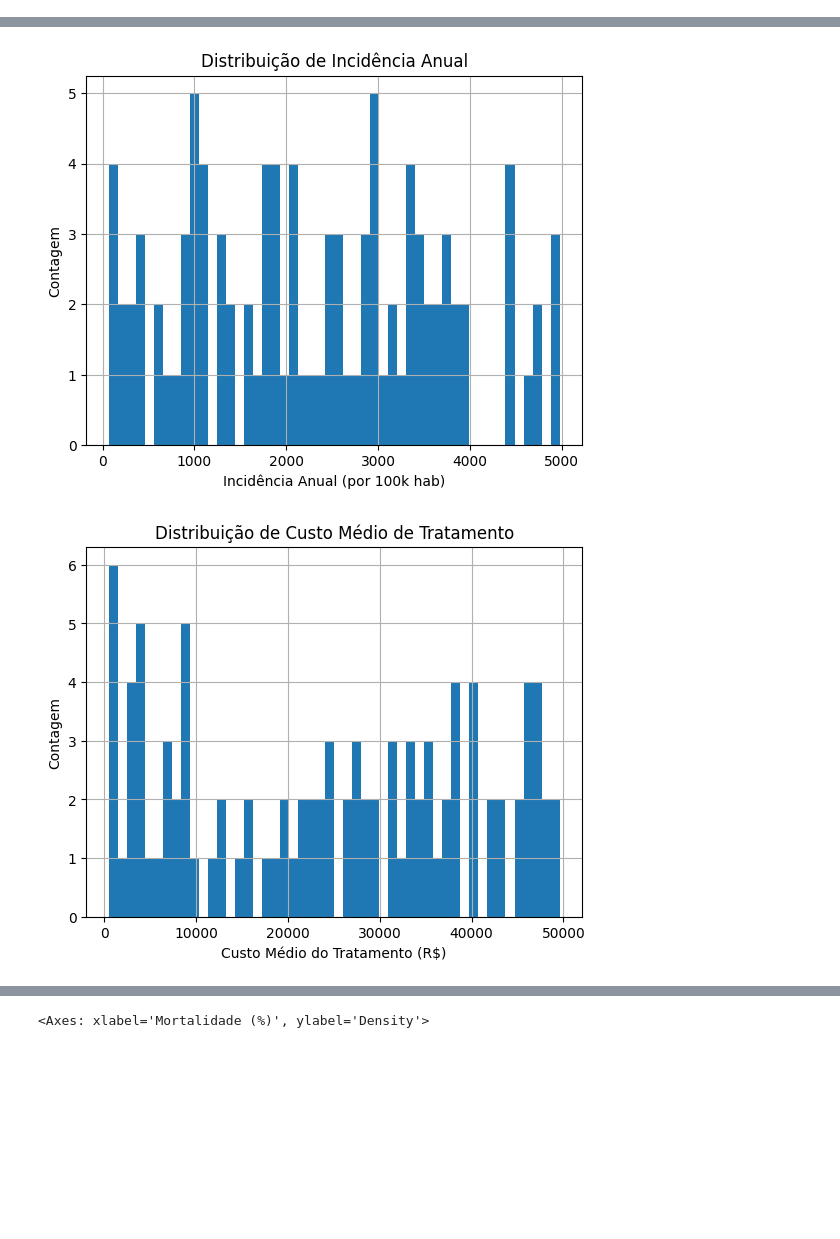
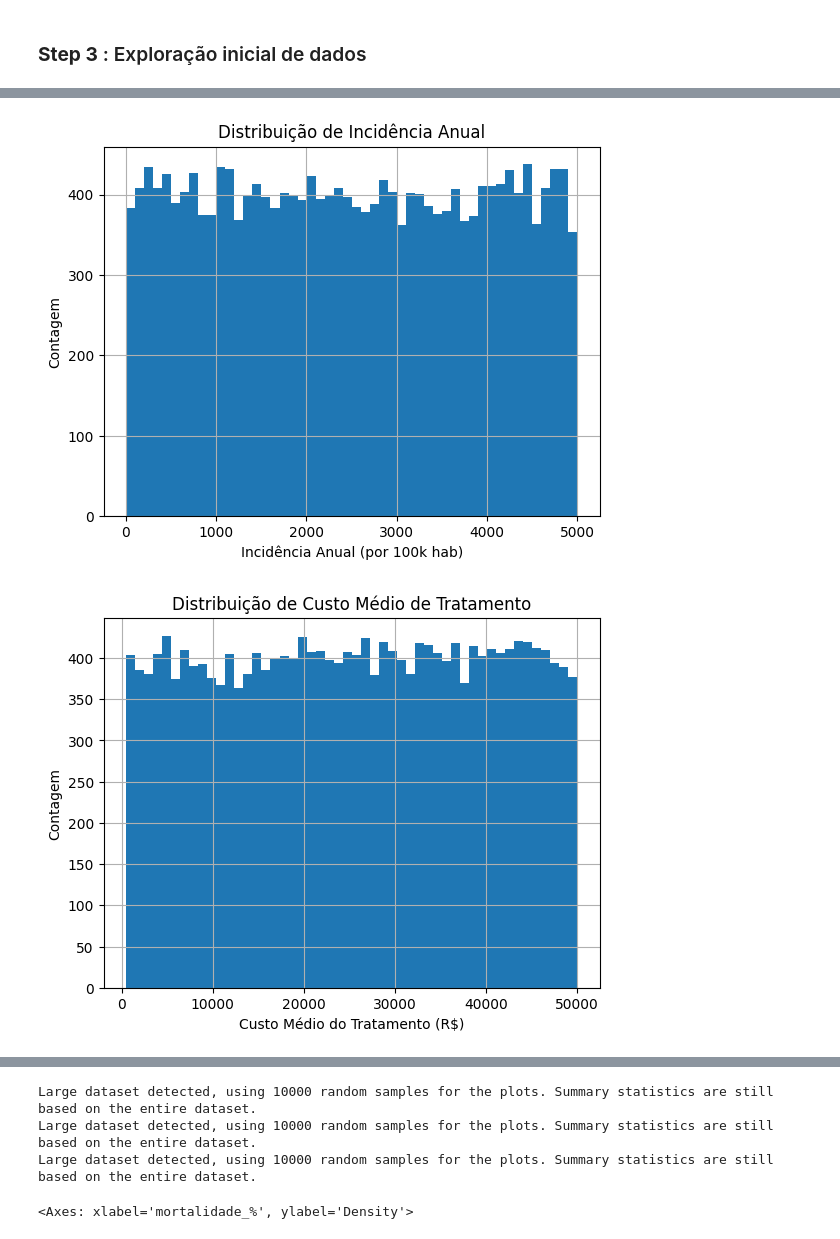
Before and after one commit to Jonathan-Stefan/Projeto_C318_Analise_de_Dados, a Jupyter notebook: app.ipynb, the cells around one changed output, grey strips where cells are left out. Drawn from its saved outputs; the diff is of its cells as text; code cells hidden in the pictures; blank space fills up the shorter version.

```diff
--- a/app.ipynb
+++ b/app.ipynb
@@ -1,21 +69,8 @@
+# %% [markdown]
+### **Step 3** : Exploração inicial de dados
 # %%
-# Importando bibliotecas necessárias
-import pandas as pd
-import matplotlib.pyplot as plt
-import seaborn as sns
-import klib
-
-# Carregando o CSV
-df = pd.read_csv('large_doencas_brasil.csv')
-
-# Verificando as informações gerais do dataframe
-df.info()
-
-# Estatísticas descritivas do dataframe
-df_describe = df.describe()
-
 # Verificando a variável categórica - por exemplo, Região ou Tipo de Doença
-categorical_column = 'Região mais Afetada'  # Ajustar o nome da coluna conforme o CSV
+categorical_column = 'regiao_mais_afetada'  # Ajustar o nome da coluna conforme o CSV
 grupos = df[categorical_column].value_counts()
 print(grupos)
 
@@ -24,26 +79,26 @@ df.hist(bins=50, figsize=(14,8))
 plt.show()
 
 # Visualizando histogramas de variáveis específicas
-df['Incidência Anual (por 100k hab)'].hist(bins=50)
+df['incidencia_anual_por_100k_hab'].hist(bins=50)
 plt.xlabel('Incidência Anual (por 100k hab)')
 plt.ylabel('Contagem')
 plt.title('Distribuição de Incidência Anual')
 plt.show()
 
-df['Custo Médio do Tratamento (R$)'].hist(bins=50)
+df['custo_medio_tratamento_R$'].hist(bins=50)
 plt.xlabel('Custo Médio do Tratamento (R$)')
 plt.ylabel('Contagem')
 plt.title('Distribuição de Custo Médio de Tratamento')
 plt.show()
 
-df['Mortalidade (%)'].hist(bins=50)
-plt.xlabel('Mortalidade (%)')
+df['mortalidade_%'].hist(bins=50)
+plt.xlabel('mortalidade_%')
 plt.ylabel('Contagem')
 plt.title('Distribuição da Mortalidade')
 plt.show()
 
 # Usando klib para visualizar distribuições mais detalhadas
-klib.dist_plot(df['Incidência Anual (por 100k hab)'])
-klib.dist_plot(df['Custo Médio do Tratamento (R$)'])
-klib.dist_plot(df['Mortalidade (%)'])
+klib.dist_plot(df['incidencia_anual_por_100k_hab'])
+klib.dist_plot(df['custo_medio_tratamento_R$'])
+klib.dist_plot(df['mortalidade_%'])
 # %% [output]
@@ -68,2 +113,2 @@ Name: count, dtype: int64
-[figure, old version]
+[figure, new version]
-[figure, old version]
+[figure, new version]
@@ -71 +116,4 @@ Name: count, dtype: int64
-<Axes: xlabel='Mortalidade (%)', ylabel='Density'>
+Large dataset detected, using 10000 random samples for the plots. Summary statistics are still based on the entire dataset.
+Large dataset detected, using 10000 random samples for the plots. Summary statistics are still based on the entire dataset.
+Large dataset detected, using 10000 random samples for the plots. Summary statistics are still based on the entire dataset.
+<Axes: xlabel='mortalidade_%', ylabel='Density'>
```
Also changed, not shown: parts of 22 cells of this notebook.
